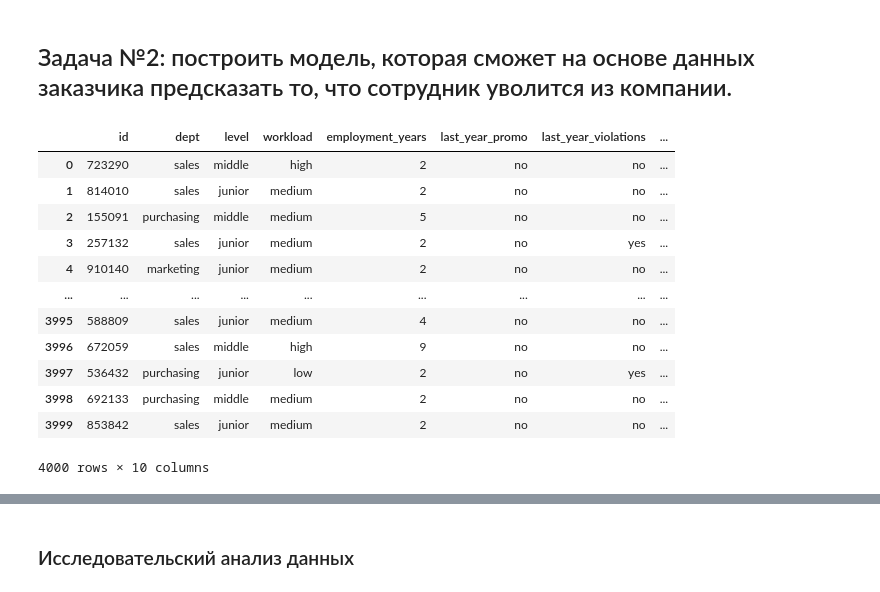
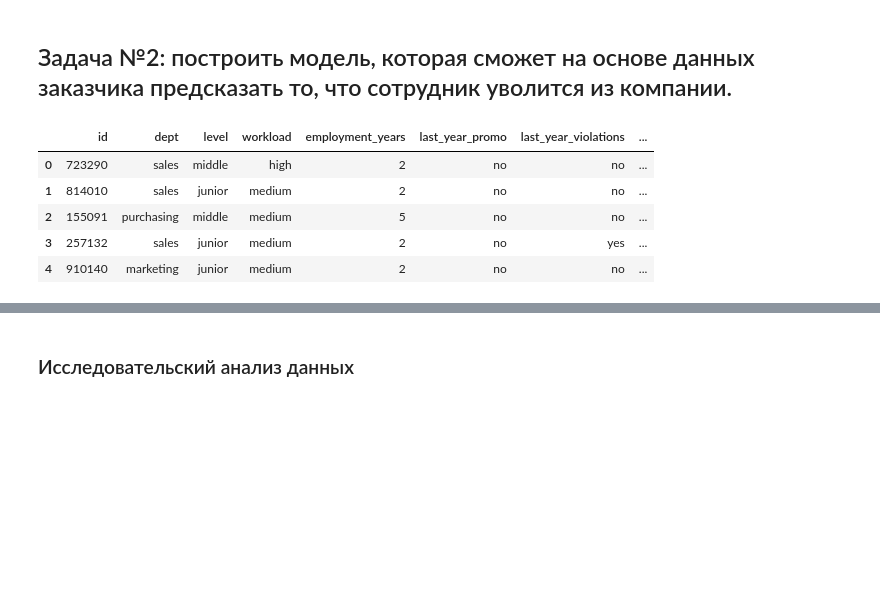
Before and after one commit to siobkoksenia/Product_analysis, a Jupyter notebook: staff loyalty.ipynb, the cells around one changed output, grey strips where cells are left out. Drawn from its saved outputs; the diff is of its cells as text; code cells hidden in the pictures; blank space fills up the shorter version.

```diff
--- a/staff loyalty.ipynb
+++ b/staff loyalty.ipynb
@@ -635,21 +602,14 @@ Found unknown categories in columns [0] during transform. These unknown categori
 # %%
 # загрузим необходимые данные
 train_df=pd.read_csv('https://code.s3.yandex.net/datasets/train_quit.csv')
-train_df
+train_df.head()
 # %% [output]
 |  | id | dept | level | workload | employment_years | last_year_promo | last_year_violations | ... |
 | 0 | 723290 | sales | middle | high | 2 | no | no | ... |
 | 1 | 814010 | sales | junior | medium | 2 | no | no | ... |
 | 2 | 155091 | purchasing | middle | medium | 5 | no | no | ... |
 | 3 | 257132 | sales | junior | medium | 2 | no | yes | ... |
 | 4 | 910140 | marketing | junior | medium | 2 | no | no | ... |
-| ... | ... | ... | ... | ... | ... | ... | ... | ... |
-| 3995 | 588809 | sales | junior | medium | 4 | no | no | ... |
-| 3996 | 672059 | sales | middle | high | 9 | no | no | ... |
-| 3997 | 536432 | purchasing | junior | low | 2 | no | yes | ... |
-| 3998 | 692133 | purchasing | middle | medium | 2 | no | no | ... |
-| 3999 | 853842 | sales | junior | medium | 2 | no | no | ... |
-4000 rows × 10 columns
 # %%
 train_df=train_df.set_index('id')
 train_df.info()
```
Also changed, not shown: parts of 24 cells of this notebook, 1 other file.
